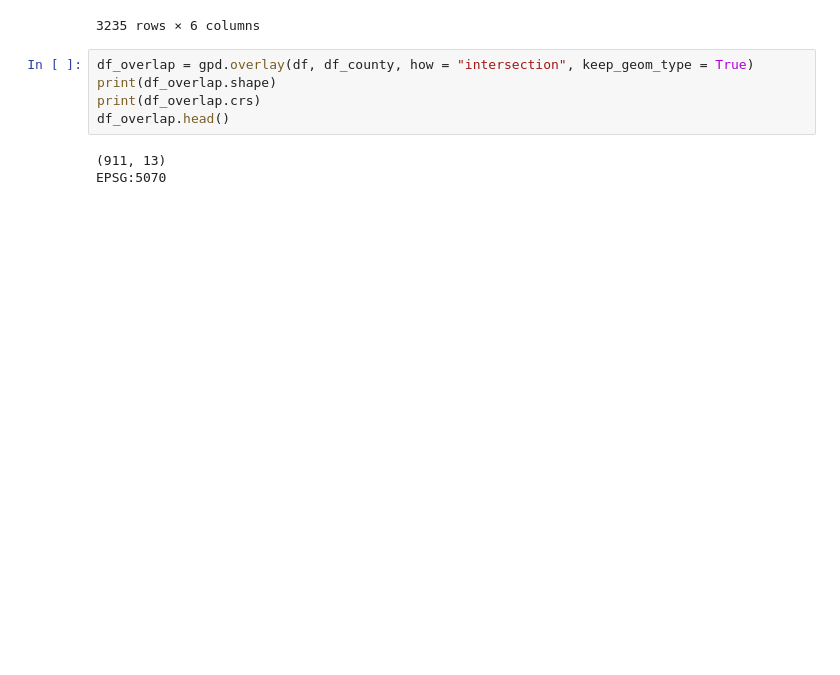
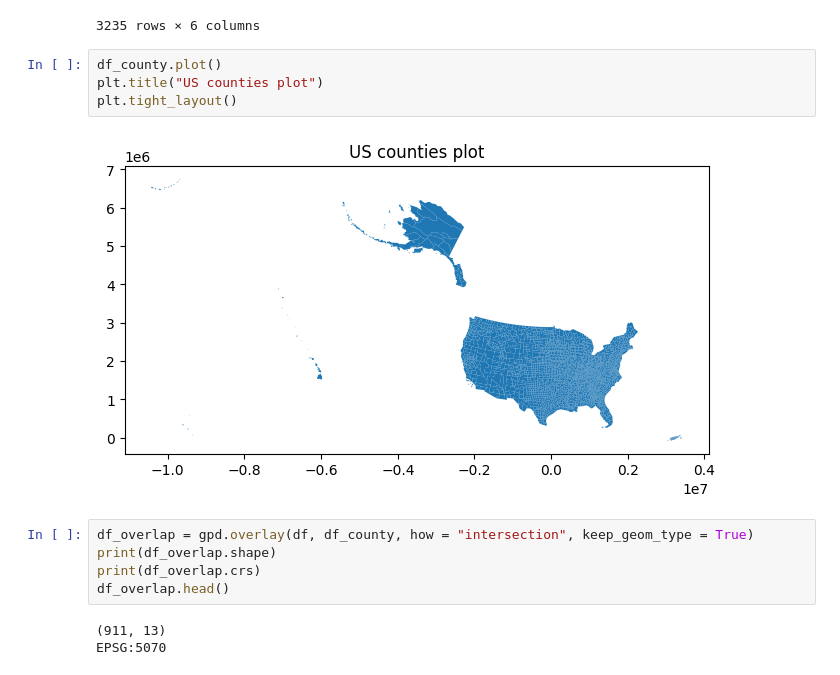
Before and after one commit to quentinconklejr/team-nuclear-family, a Jupyter notebook: notebooks/military_eda.ipynb, the cells around one changed output. Cells and saved outputs as stored; diff of their text form; blank space fills up the shorter version.

```diff
--- a/notebooks/military_eda.ipynb
+++ b/notebooks/military_eda.ipynb
@@ -369,6 +369,12 @@ df_county
 | 3233 | 28 | 095 | 28095 | Monroe County | POLYGON ((712737.052 1232057.495,... | 1.999627e+09 |
 | 3234 | 12 | 033 | 12033 | Escambia County | POLYGON ((796753.93 900693.947, 7... | 2.915577e+09 |
 3235 rows × 6 columns
+# %%
+df_county.plot()
+plt.title("US counties plot")
+plt.tight_layout()
+# %% [output]
+[figure, added]
 # %%
 df_overlap = gpd.overlay(df, df_county, how = "intersection", keep_geom_type = True)
 print(df_overlap.shape)
```
